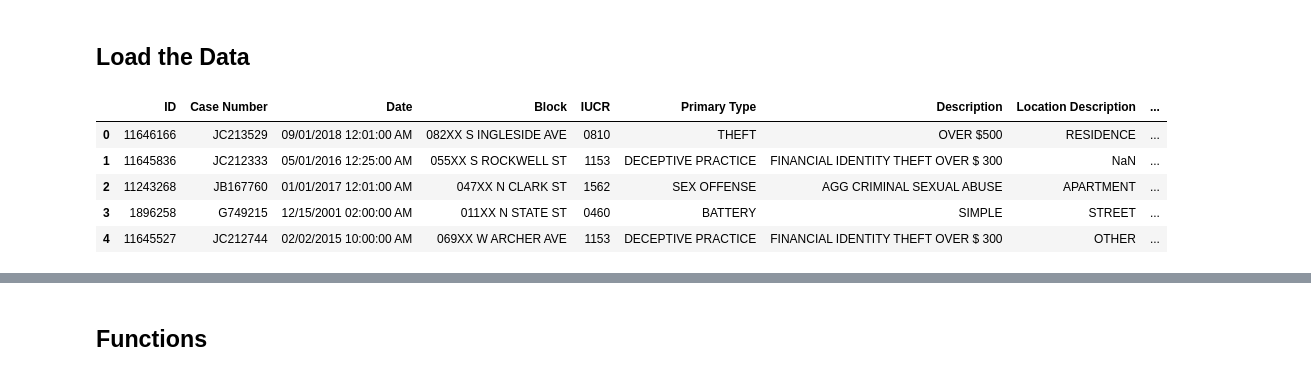
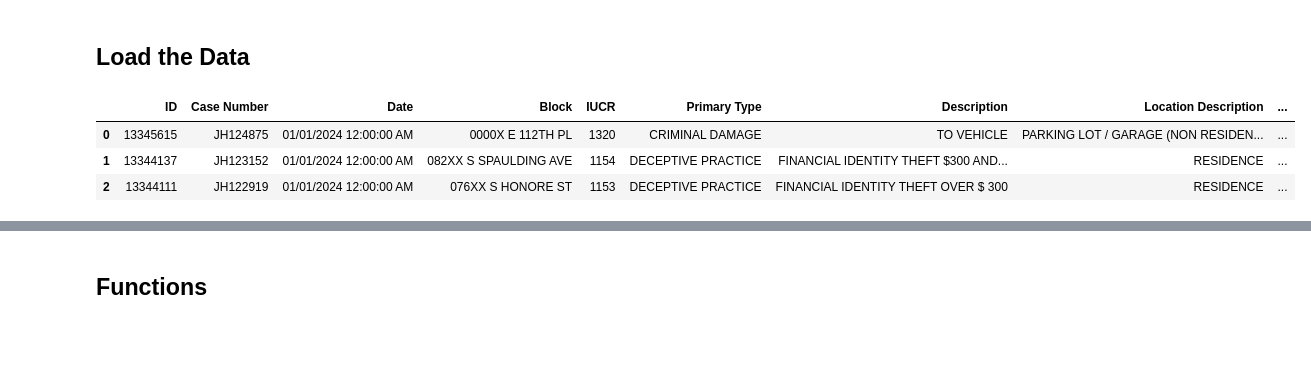
Before and after one commit to whitefreeze/Chicago-Crime-Data, a Jupyter notebook: Chicago-Crime-Data v2.1.ipynb, the cells around one changed output, grey strips where cells are left out. Drawn from its saved outputs; the diff is of its cells as text; code cells hidden in the pictures; blank space fills up the shorter version.

```diff
--- a/Chicago-Crime-Data v2.1.ipynb
+++ b/Chicago-Crime-Data v2.1.ipynb
@@ -48,17 +48,15 @@ from concurrent.futures import ProcessPoolExecutor
 street_map = gpd.read_file('Data/Chicago/Boundaries-PoliceBeats/geo_export_8c74fa94-8f74-4ab4-844b-277eef61cdea.shp')
 # %%
 # Import the data
-path = 'Data/Chicago/Crimes_-_2001_to_Present.csv'
+path = 'Data/Chicago/Crimes_-_2001_to_2023.csv'
 
 df_OE = pd.read_csv(path)
-df_OE.head()
+df_OE.head(3)
 # %% [output]
 |  | ID | Case Number | Date | Block | IUCR | Primary Type | Description | Location Description | ... |
-| 0 | 11646166 | JC213529 | 09/01/2018 12:01:00 AM | 082XX S INGLESIDE AVE | 0810 | THEFT | OVER $500 | RESIDENCE | ... |
-| 1 | 11645836 | JC212333 | 05/01/2016 12:25:00 AM | 055XX S ROCKWELL ST | 1153 | DECEPTIVE PRACTICE | FINANCIAL IDENTITY THEFT OVER $ 300 | NaN | ... |
-| 2 | 11243268 | JB167760 | 01/01/2017 12:01:00 AM | 047XX N CLARK ST | 1562 | SEX OFFENSE | AGG CRIMINAL SEXUAL ABUSE | APARTMENT | ... |
-| 3 | 1896258 | G749215 | 12/15/2001 02:00:00 AM | 011XX N STATE ST | 0460 | BATTERY | SIMPLE | STREET | ... |
-| 4 | 11645527 | JC212744 | 02/02/2015 10:00:00 AM | 069XX W ARCHER AVE | 1153 | DECEPTIVE PRACTICE | FINANCIAL IDENTITY THEFT OVER $ 300 | OTHER | ... |
+| 0 | 13345615 | JH124875 | 01/01/2024 12:00:00 AM | 0000X E 112TH PL | 1320 | CRIMINAL DAMAGE | TO VEHICLE | PARKING LOT / GARAGE (NON RESIDEN... | ... |
+| 1 | 13344137 | JH123152 | 01/01/2024 12:00:00 AM | 082XX S SPAULDING AVE | 1154 | DECEPTIVE PRACTICE | FINANCIAL IDENTITY THEFT $300 AND... | RESIDENCE | ... |
+| 2 | 13344111 | JH122919 | 01/01/2024 12:00:00 AM | 076XX S HONORE ST | 1153 | DECEPTIVE PRACTICE | FINANCIAL IDENTITY THEFT OVER $ 300 | RESIDENCE | ... |
 # %%
 # create copy in memory so dataframe does not need to be reimported to rerun cells below
 df = df_OE.copy()
```
Also changed, not shown: parts of 145 cells of this notebook, 24 other files.
